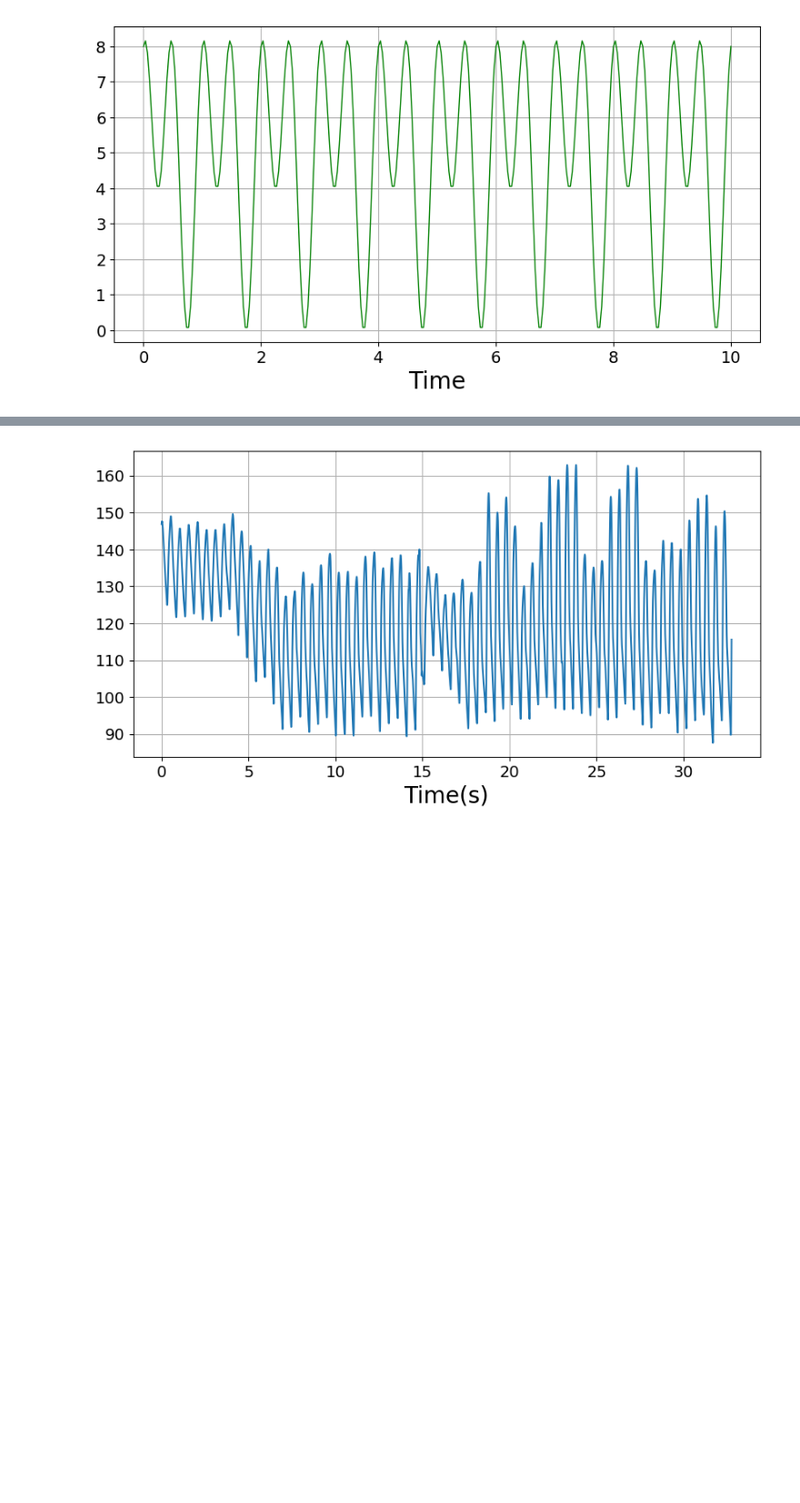
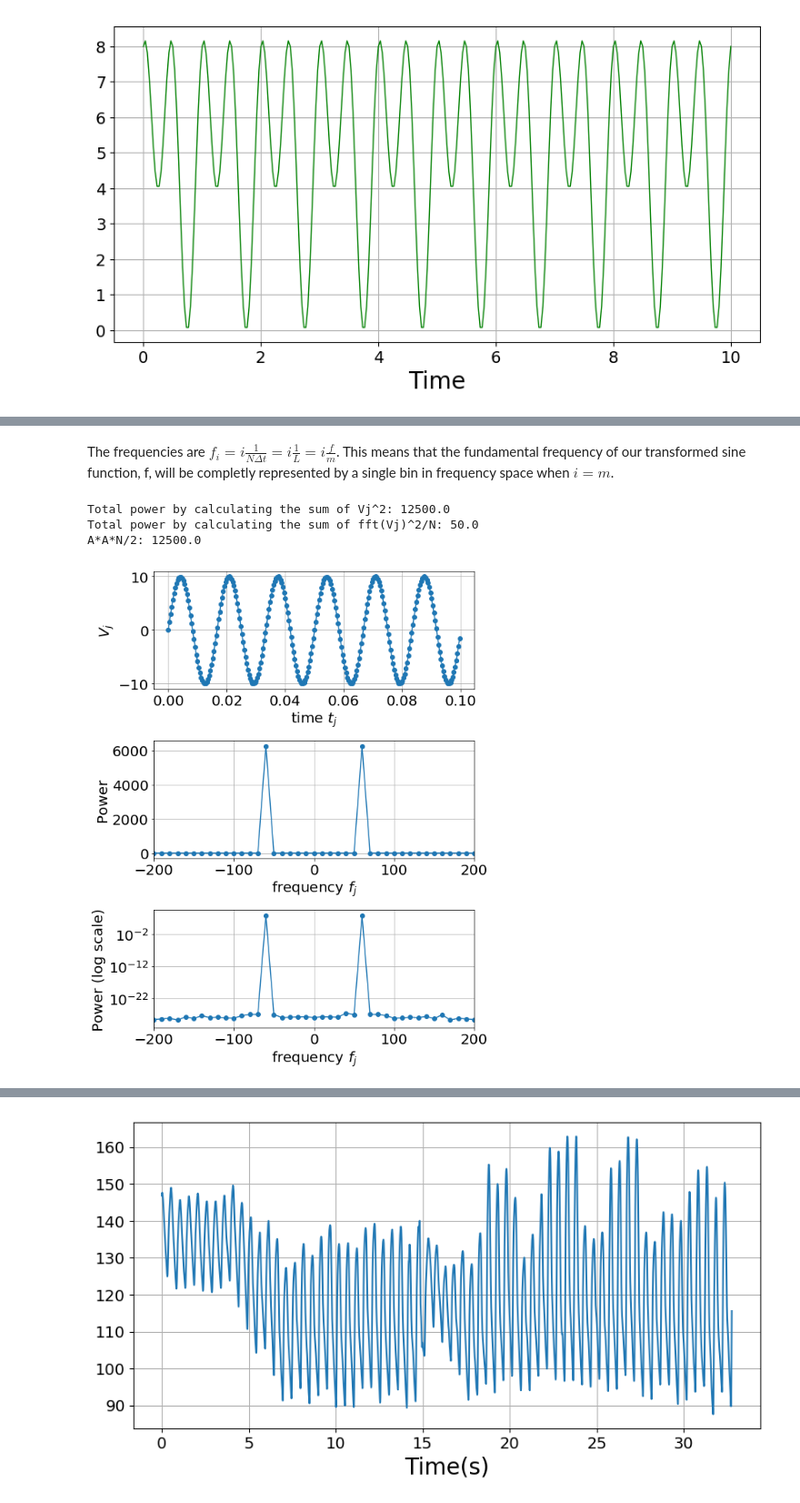
Before and after one commit to NathanMeulen/Fourier_Transform_exploration, a Jupyter notebook: Assignment/Assignment 2 - Fourier Analysis.ipynb, the cells around one changed output, grey strips where cells are left out. Shown at 91% size. Drawn from its saved outputs; the diff is of its cells as text; code cells hidden in the pictures; blank space fills up the shorter version.

```diff
--- a/Assignment/Assignment 2 - Fourier Analysis.ipynb
+++ b/Assignment/Assignment 2 - Fourier Analysis.ipynb
@@ -241,0 +256,4 @@ plot.plot(np.fft.fftshift(np.fft.fftfreq(len(x))), np.fft.fftshift(np.abs(fourie
+# %%
+def funcVj(A, tj, f, phi):
+
+    return A*np.sin(2*np.pi*f*tj+phi)
@@ -241,0 +280,2 @@ plot.plot(np.fft.fftshift(np.fft.fftfreq(len(x))), np.fft.fftshift(np.abs(fourie
+# %% [markdown]
+The frequencies are $f_i = i\frac{1}{N\Delta t} = i\frac{1}{L} = i\frac{f}{m}$. This means that the fundamental frequency of our transformed sine function, f, will be completly represented by a single bin in frequency space when $i=m$.
@@ -241,0 +340,12 @@ plot.plot(np.fft.fftshift(np.fft.fftfreq(len(x))), np.fft.fftshift(np.abs(fourie
+# %%
+f = 60
+L = 6/60
+N = 250
+A = 10
+
+powerVj(N, L, f, A, plot_stacked=True, xlims=200);
+# %% [output]
+Total power by calculating the sum of Vj^2: 12500.0
+Total power by calculating the sum of fft(Vj)^2/N: 50.0
+A*A*N/2: 12500.0
+[figure, added]
```
Also changed, not shown: parts of 61 cells of this notebook.
